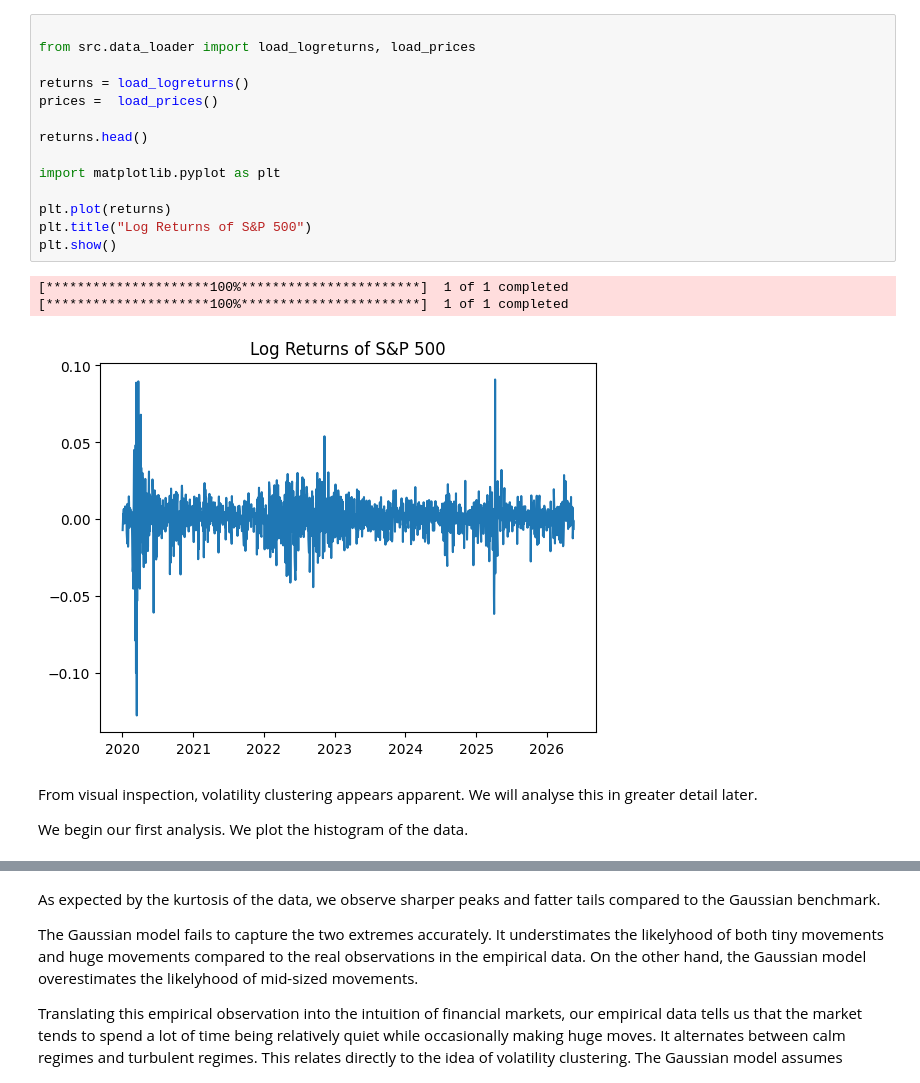
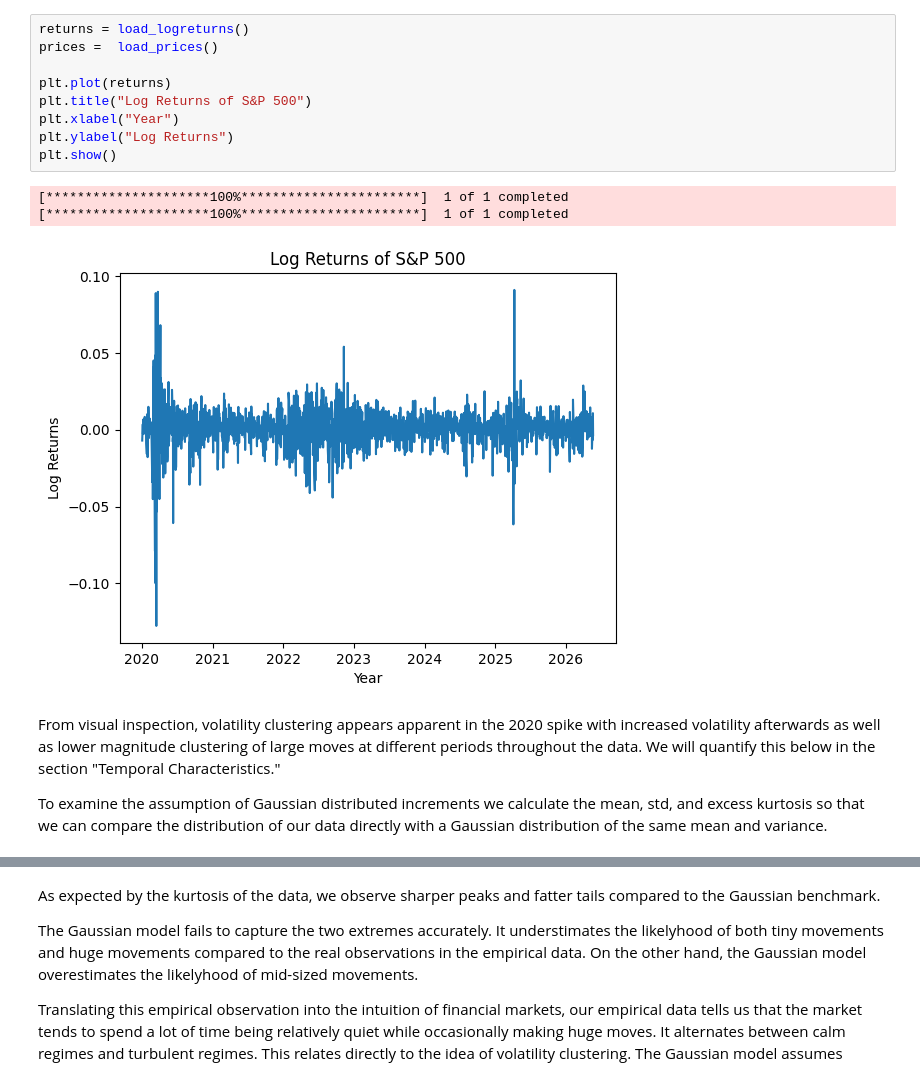
Before and after one commit to noellerpaula/gbm_vs_sp500, a Jupyter notebook: notebooks/analysis.ipynb, the cells around one changed output, grey strips where cells are left out. Saved outputs shown, nothing was run; the diff lists cells and outputs as text.

```diff
--- a/notebooks/analysis.ipynb
+++ b/notebooks/analysis.ipynb
@@ -17,23 +35,18 @@ In the next step we implement two different neural networks to see if we can use
 We first load the log returns of our data, in this case the S&P-500 price data starting in 2020 and create a basic plot.
 # %%
-
-from src.data_loader import load_logreturns, load_prices
-
 returns = load_logreturns()
 prices =  load_prices()
 
-returns.head()
-
-import matplotlib.pyplot as plt
-
 plt.plot(returns)
 plt.title("Log Returns of S&P 500")
+plt.xlabel("Year")
+plt.ylabel("Log Returns")
 plt.show()
 # %% [output]
 [*********************100%***********************]  1 of 1 completed
 [*********************100%***********************]  1 of 1 completed
-[figure, old version]
+[figure, new version]
 # %% [markdown]
-From visual inspection, volatility clustering appears apparent. We will analyse this in greater detail later.
+From visual inspection, volatility clustering appears apparent in the 2020 spike with increased volatility afterwards as well as lower magnitude clustering of large moves at different periods throughout the data.  We will quantify this below in the section "Temporal Characteristics."
 
-We begin our first analysis. We plot the histogram of the data.
+To examine the assumption of Gaussian distributed increments we calculate the mean, std, and excess kurtosis so that we can compare the distribution of our data directly with a Gaussian distribution of the same mean and variance.
```
Also changed, not shown: parts of 20 cells of this notebook, 3 other files.
